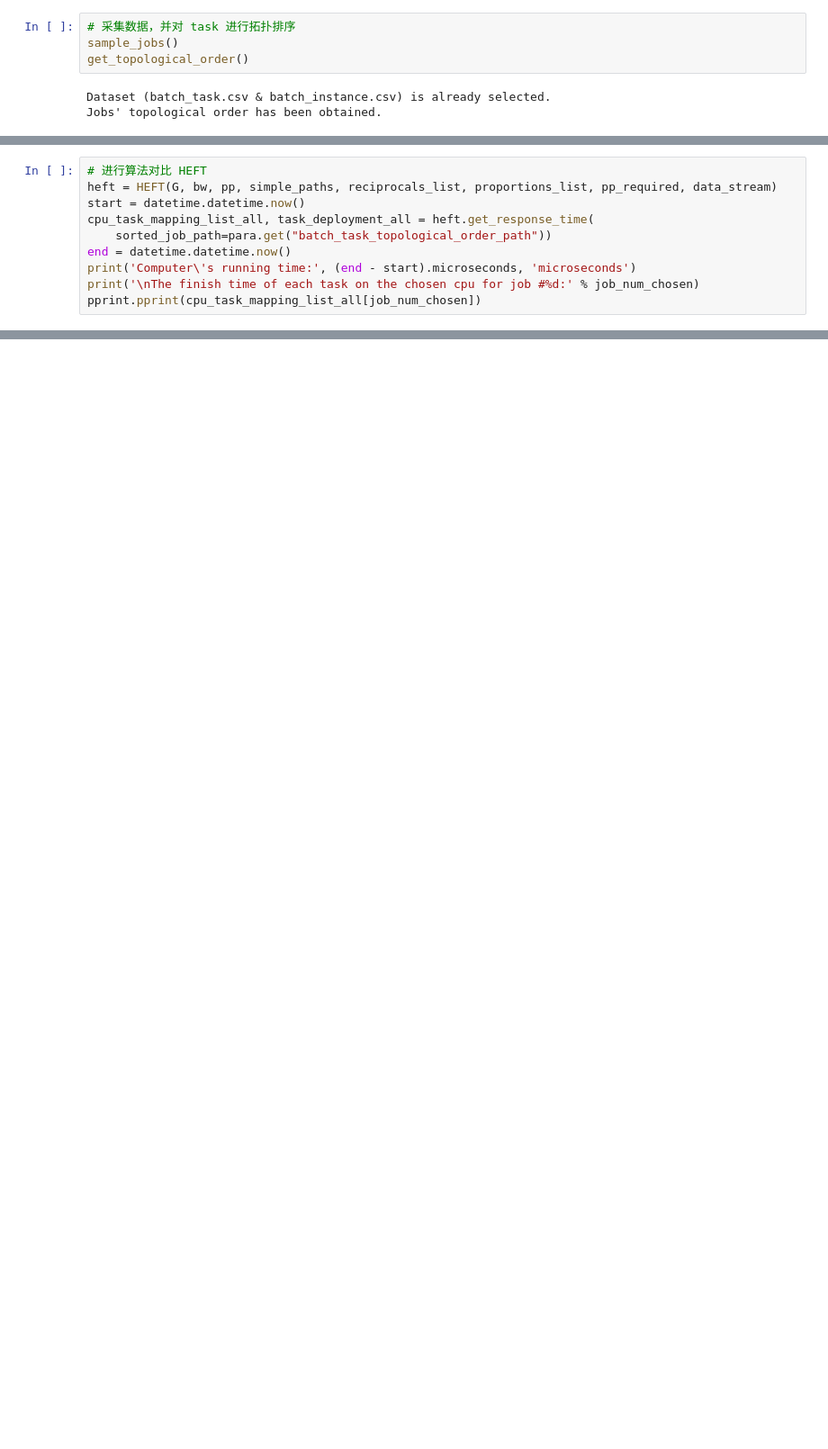
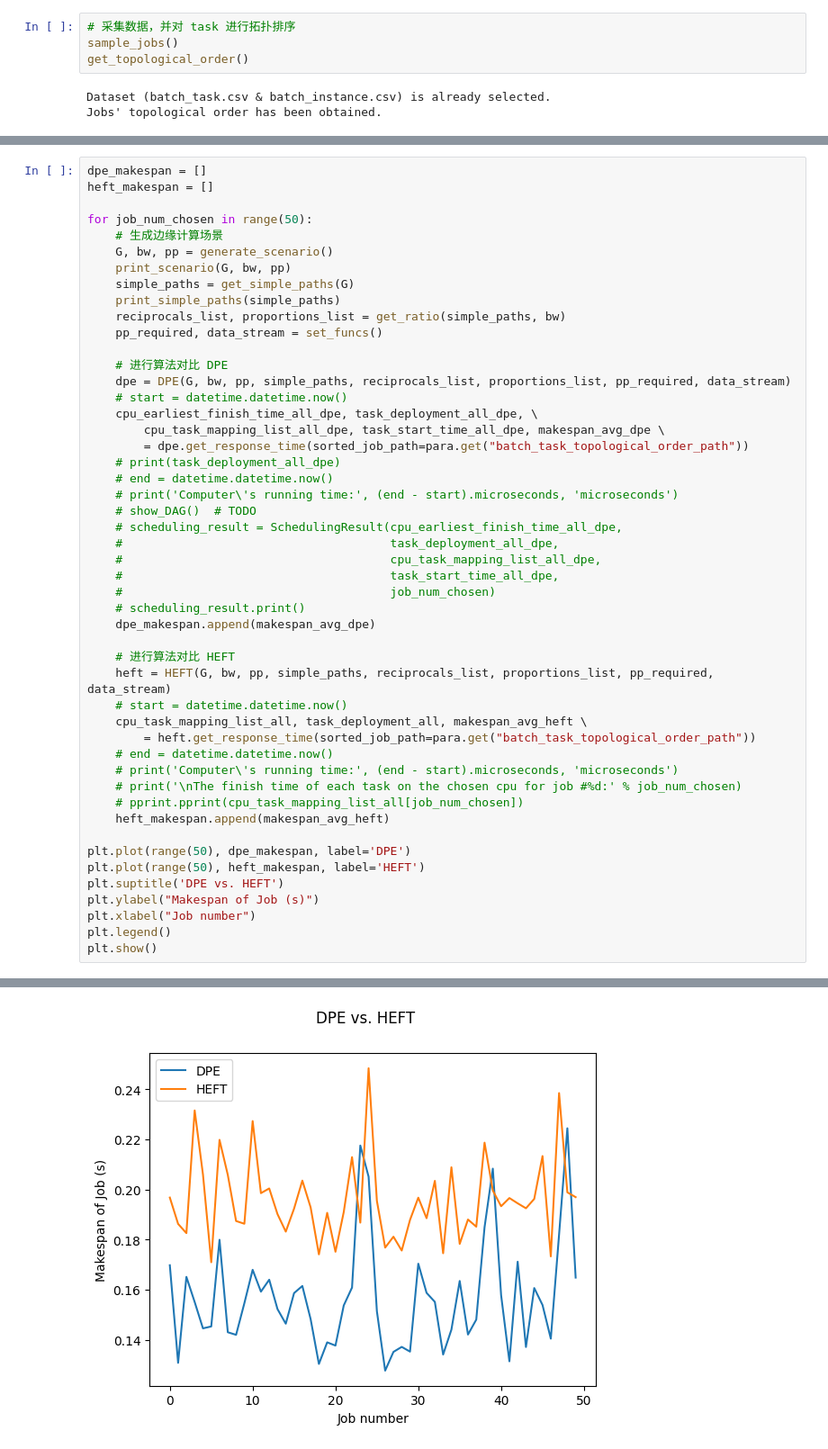
Before and after one commit to zhyantao/real-time-faas, a Jupyter notebook: jupyter/scheduler.ipynb, the cells around one changed output, grey strips where cells are left out. Shown at 90% size. Drawn from its saved outputs; the diff is of its cells as text; blank space fills up the shorter version.

```diff
--- a/jupyter/scheduler.ipynb
+++ b/jupyter/scheduler.ipynb
@@ -74,10 +21,50 @@ ValueError: too many values to unpack (expected 4)
 # %%
-# 进行算法对比 HEFT
-heft = HEFT(G, bw, pp, simple_paths, reciprocals_list, proportions_list, pp_required, data_stream)
-start = datetime.datetime.now()
-cpu_task_mapping_list_all, task_deployment_all = heft.get_response_time(
-    sorted_job_path=para.get("batch_task_topological_order_path"))
-end = datetime.datetime.now()
-print('Computer\'s running time:', (end - start).microseconds, 'microseconds')
-print('\nThe finish time of each task on the chosen cpu for job #%d:' % job_num_chosen)
-pprint.pprint(cpu_task_mapping_list_all[job_num_chosen])
+dpe_makespan = []
+heft_makespan = []
+
+for job_num_chosen in range(50):
+    # 生成边缘计算场景
+    G, bw, pp = generate_scenario()
+    print_scenario(G, bw, pp)
+    simple_paths = get_simple_paths(G)
+    print_simple_paths(simple_paths)
+    reciprocals_list, proportions_list = get_ratio(simple_paths, bw)
+    pp_required, data_stream = set_funcs()
+
+    # 进行算法对比 DPE
+    dpe = DPE(G, bw, pp, simple_paths, reciprocals_list, proportions_list, pp_required, data_stream)
+    # start = datetime.datetime.now()
+    cpu_earliest_finish_time_all_dpe, task_deployment_all_dpe, \
+        cpu_task_mapping_list_all_dpe, task_start_time_all_dpe, makespan_avg_dpe \
+        = dpe.get_response_time(sorted_job_path=para.get("batch_task_topological_order_path"))
+    # print(task_deployment_all_dpe)
+    # end = datetime.datetime.now()
+    # print('Computer\'s running time:', (end - start).microseconds, 'microseconds')
+    # show_DAG()  # TODO
+    # scheduling_result = SchedulingResult(cpu_earliest_finish_time_all_dpe,
+    #                                      task_deployment_all_dpe,
+    #                                      cpu_task_mapping_list_all_dpe,
+    #                                      task_start_time_all_dpe,
+    #                                      job_num_chosen)
+    # scheduling_result.print()
+    dpe_makespan.append(makespan_avg_dpe)
+
+    # 进行算法对比 HEFT
+    heft = HEFT(G, bw, pp, simple_paths, reciprocals_list, proportions_list, pp_required, data_stream)
+    # start = datetime.datetime.now()
+    cpu_task_mapping_list_all, task_deployment_all, makespan_avg_heft \
+        = heft.get_response_time(sorted_job_path=para.get("batch_task_topological_order_path"))
+    # end = datetime.datetime.now()
+    # print('Computer\'s running time:', (end - start).microseconds, 'microseconds')
+    # print('\nThe finish time of each task on the chosen cpu for job #%d:' % job_num_chosen)
+    # pprint.pprint(cpu_task_mapping_list_all[job_num_chosen])
+    heft_makespan.append(makespan_avg_heft)
+
+plt.plot(range(50), dpe_makespan, label='DPE')
+plt.plot(range(50), heft_makespan, label='HEFT')
+plt.suptitle('DPE vs. HEFT')
+plt.ylabel("Makespan of Job (s)")
+plt.xlabel("Job number")
+plt.legend()
+plt.show()
+# %% [output]
@@ -83,0 +88 @@ pprint.pprint(cpu_task_mapping_list_all[job_num_chosen])
+[figure, added]
```
Also changed, not shown: parts of 4 cells of this notebook, 1 other file.
